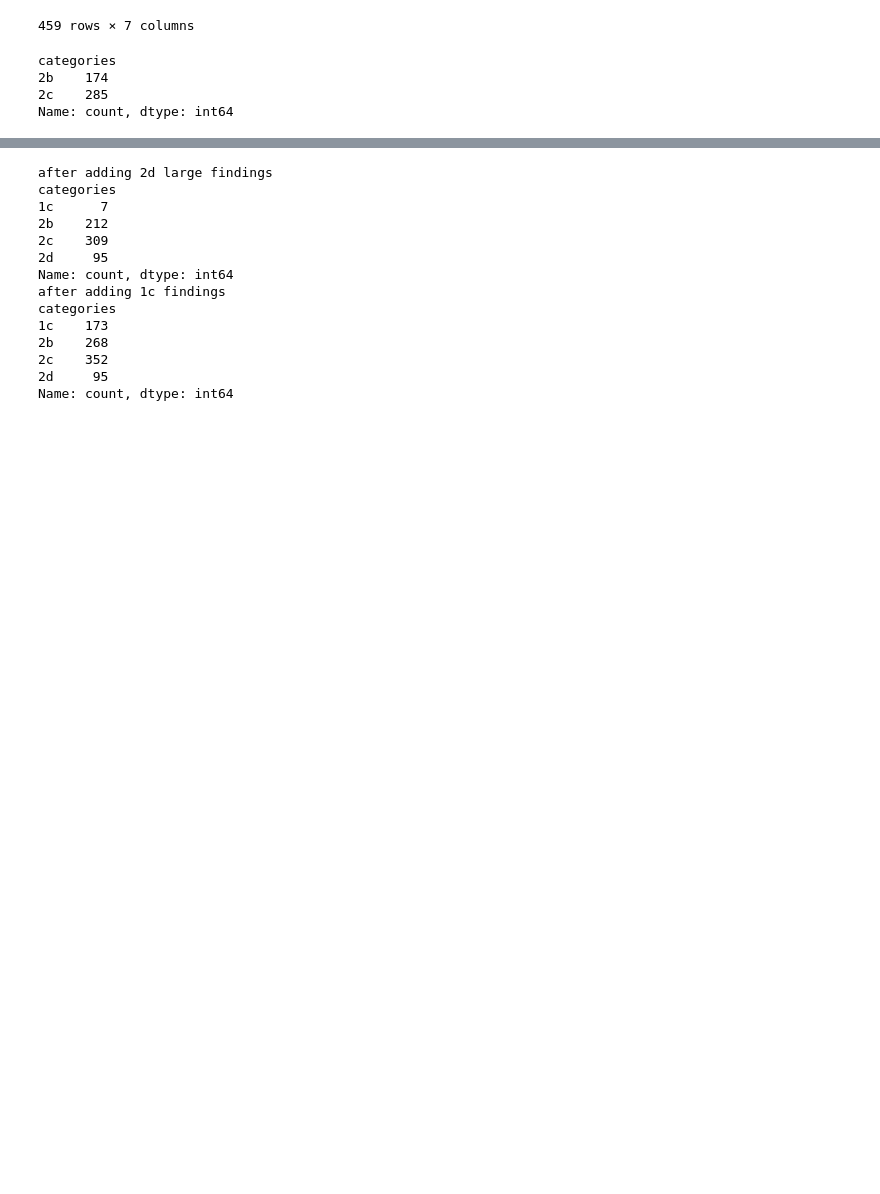
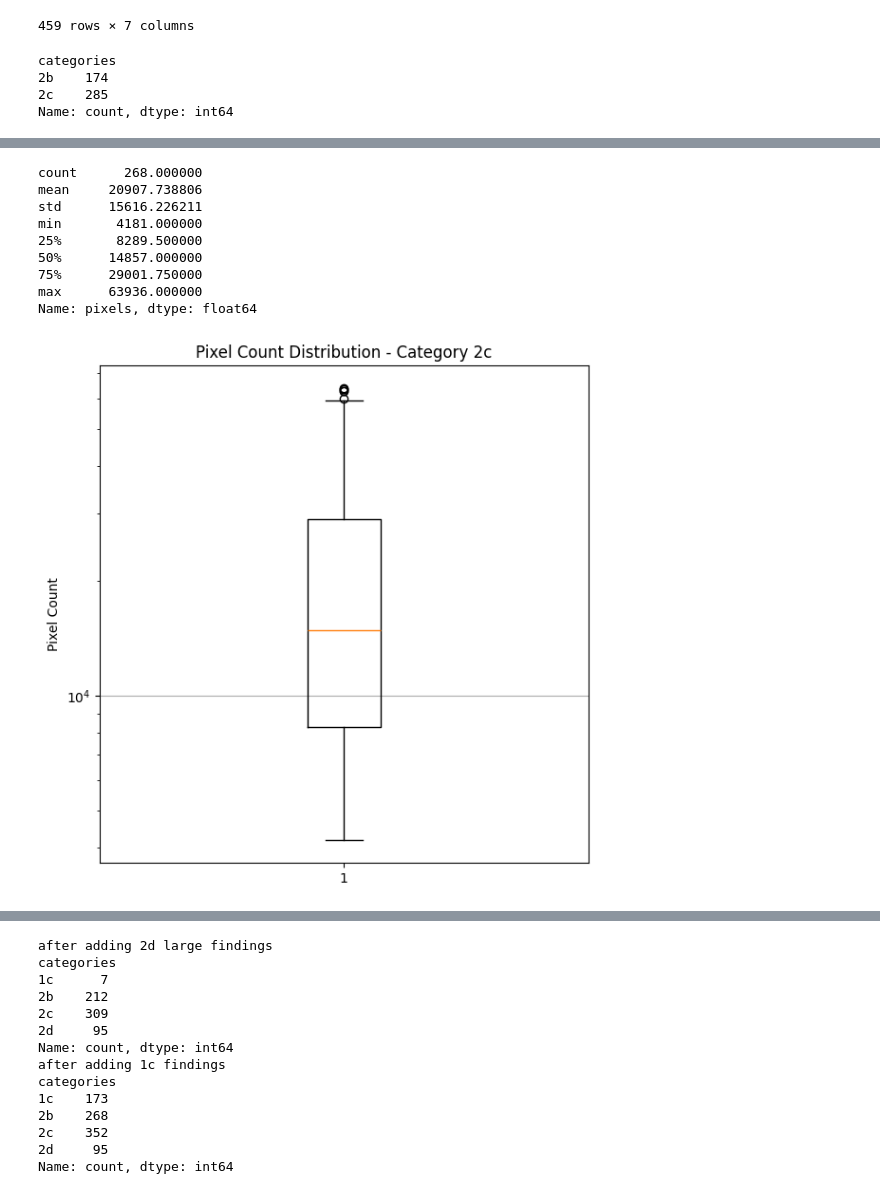
Before and after one commit to ckekula/fyp-3d-ct, a Jupyter notebook: eda/json.ipynb, the cells around one changed output, grey strips where cells are left out. Cells and saved outputs as stored; diff of their text form; code cells hidden in the pictures; blank space fills up the shorter version.

```diff
--- a/eda/json.ipynb
+++ b/eda/json.ipynb
@@ -2211,0 +2336,20 @@ Name: count, dtype: int64
+# %%
+# Ensure pixels are numeric
+df_only_2c["pixels"] = pd.to_numeric(df_only_2c["pixels"])
+
+# Calculate Q1 and Q3
+q1 = df_only_2c["pixels"].quantile(0.25)
+q3 = df_only_2c["pixels"].quantile(0.75)
+
+# Keep only values inside the box
+df_only_2c_good = df_only_2c[
+    (df_only_2c["pixels"] >= q1) &
+    (df_only_2c["pixels"] <= q3)
+].copy()
+
+# Verify
+print("df_only_2c_good:")
+print(f"  rows  : {len(df_only_2c_good)}")
+print(f"  scans : {df_only_2c_good['name'].nunique()}")
+
+display(df_only_2c_good.head())
@@ -2211,0 +2366,39 @@ Name: count, dtype: int64
+# %%
+import matplotlib.pyplot as plt
+import pandas as pd
+
+# Ensure pixels are numeric
+df_only_2c_good["pixels"] = pd.to_numeric(df_only_2c_good["pixels"])
+
+# Statistics
+print(df_only_2c_good["pixels"].describe())
+
+# Box plot
+plt.figure(figsize=(6, 6))
+
+plt.boxplot(
+    df_only_2c_good["pixels"],
+    vert=True,
+    patch_artist=False
+)
+
+plt.title("Pixel Count Distribution - Category 2c")
+plt.ylabel("Pixel Count")
+
+# Use log scale because pixel counts are usually highly skewed
+plt.yscale("log")
+
+plt.grid(True, axis="y")
+plt.tight_layout()
+plt.show()
+# %% [output]
+count      268.000000
+mean     20907.738806
+std      15616.226211
+min       4181.000000
+25%       8289.500000
+50%      14857.000000
+75%      29001.750000
+max      63936.000000
+Name: pixels, dtype: float64
+[figure, added]
```
Also changed, not shown: parts of 15 cells of this notebook, 10 other files.
